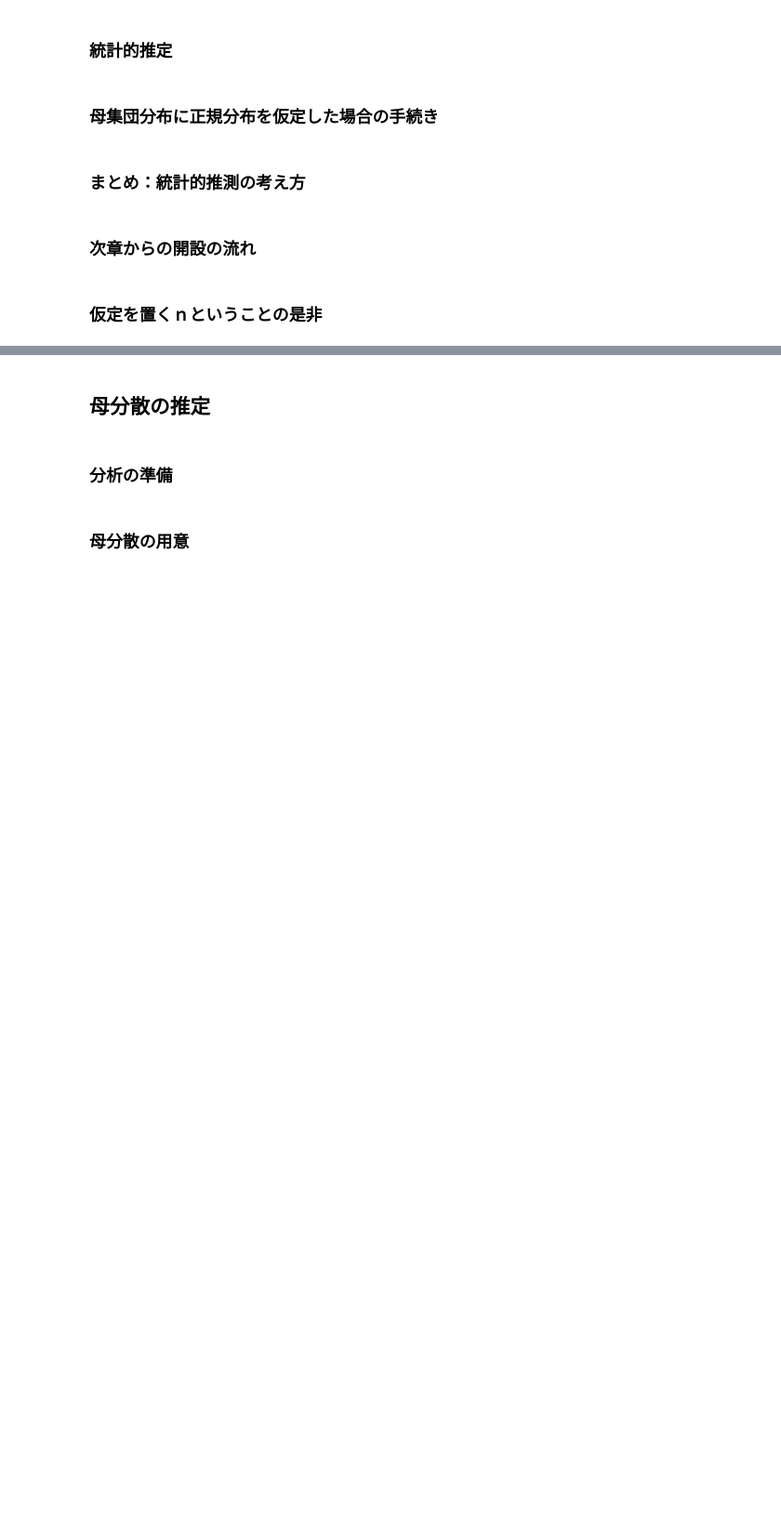
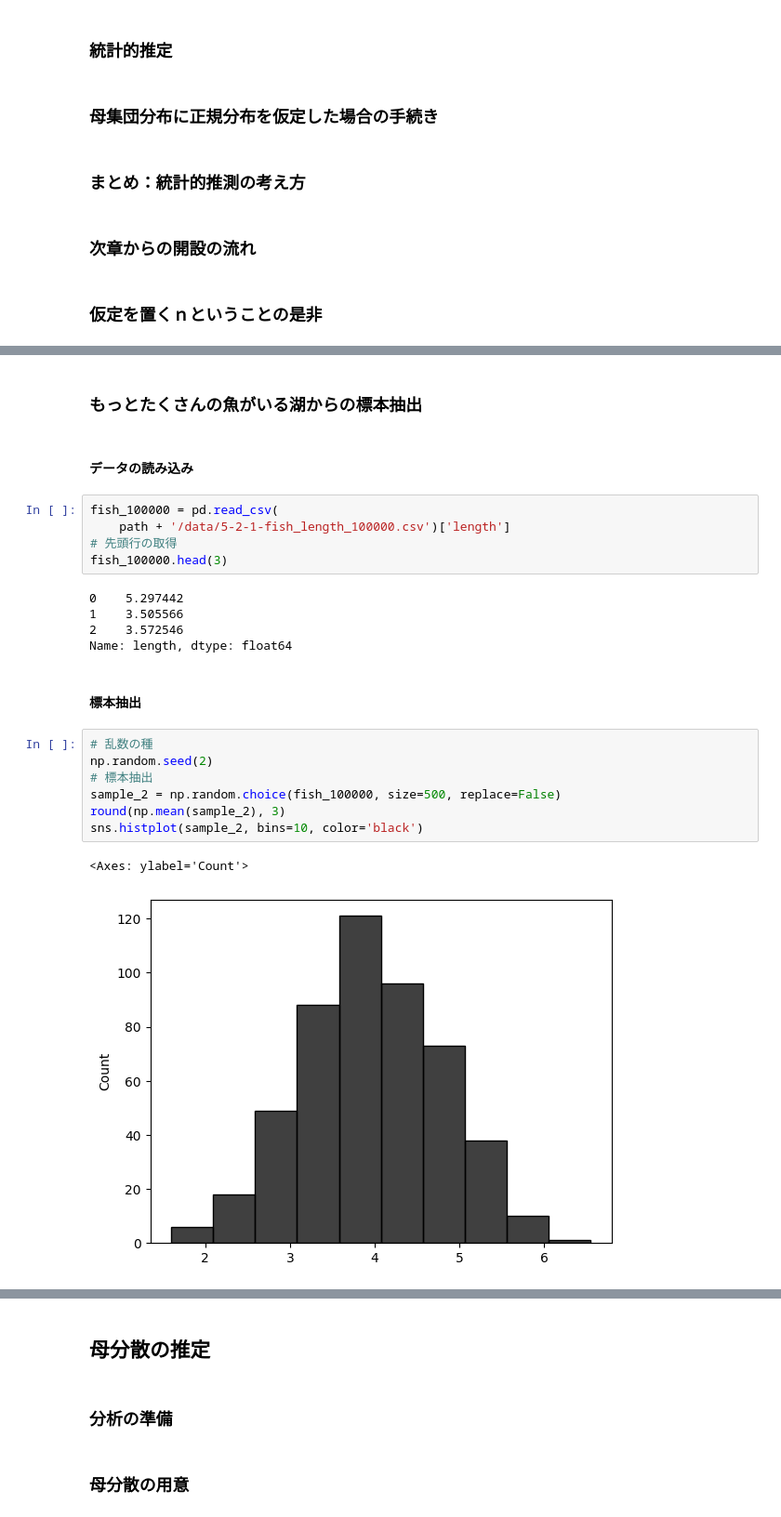
Before and after one commit to k2works/pragmatic-programing-exercise-2023, a Jupyter notebook: src/api/notebooks/part3.ipynb, the cells around one changed output, grey strips where cells are left out. Shown at 93% size. Cells and saved outputs as stored; diff of their text form; blank space fills up the shorter version.

```diff
--- a/src/api/notebooks/part3.ipynb
+++ b/src/api/notebooks/part3.ipynb
@@ -58,0 +80,26 @@ path = os.path.dirname(os.path.abspath(__file__))
+# %% [markdown]
+ ### もっとたくさんの魚がいる湖からの標本抽出
+# %% [markdown]
+ #### データの読み込み
+# %%
+fish_100000 = pd.read_csv(
+    path + '/data/5-2-1-fish_length_100000.csv')['length']
+# 先頭行の取得
+fish_100000.head(3)
+# %% [output]
+0    5.297442
+1    3.505566
+2    3.572546
+Name: length, dtype: float64
+# %% [markdown]
+ #### 標本抽出
+# %%
+# 乱数の種
+np.random.seed(2)
+# 標本抽出
+sample_2 = np.random.choice(fish_100000, size=500, replace=False)
+round(np.mean(sample_2), 3)
+sns.histplot(sample_2, bins=10, color='black')
+# %% [output]
+<Axes: ylabel='Count'>
+[figure, added]
```
Also changed, not shown: parts of 70 cells of this notebook.
